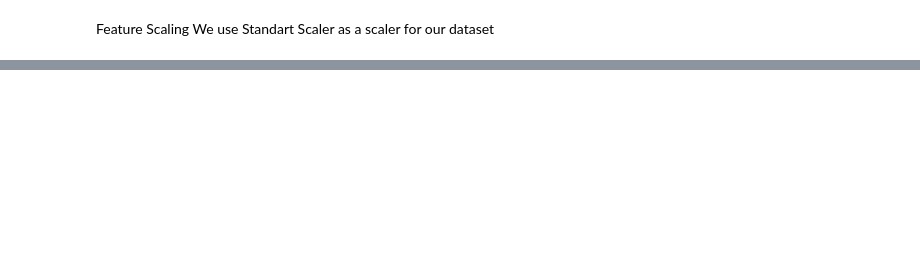
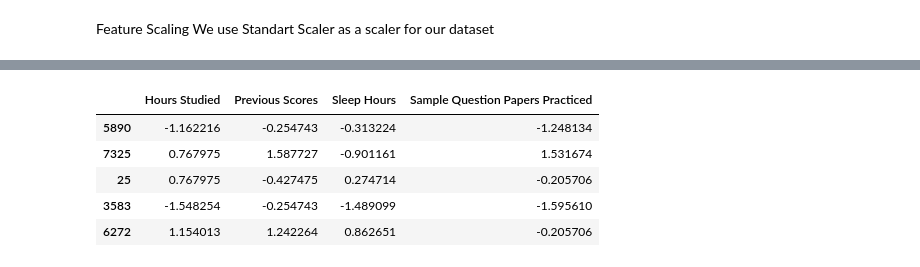
Before and after one commit to khazratoff/Student-Perfomance-LinearRegression-, a Jupyter notebook: student-perfomance-linreg.ipynb, the cells around one changed output, grey strips where cells are left out. Drawn from its saved outputs; the diff is of its cells as text; code cells hidden in the pictures; blank space fills up the shorter version.

```diff
--- a/student-perfomance-linreg.ipynb
+++ b/student-perfomance-linreg.ipynb
@@ -160,0 +185,12 @@ We use Standart Scaler as a scaler for our dataset
+# %%
+data_scaled_df = pd.DataFrame(data_scaled,
+                              columns = data_num.columns,
+                             index = data_num.index)
+data_scaled_df.head()
+# %% [output]
+|  | Hours Studied | Previous Scores | Sleep Hours | Sample Question Papers Practiced |
+| 5890 | -1.162216 | -0.254743 | -0.313224 | -1.248134 |
+| 7325 | 0.767975 | 1.587727 | -0.901161 | 1.531674 |
+| 25 | 0.767975 | -0.427475 | 0.274714 | -0.205706 |
+| 3583 | -1.548254 | -0.254743 | -1.489099 | -1.595610 |
+| 6272 | 1.154013 | 1.242264 | 0.862651 | -0.205706 |
```
Also changed, not shown: parts of 17 cells of this notebook.
